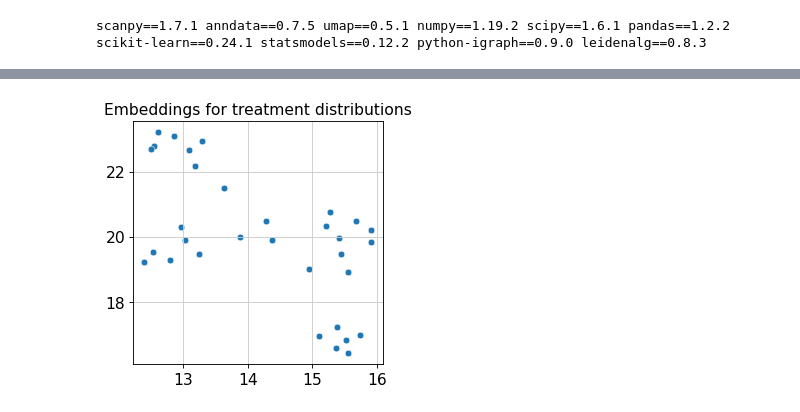
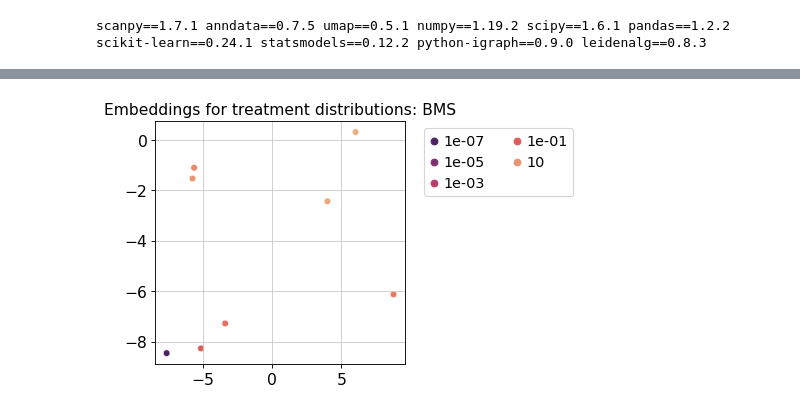
Before and after one commit to manuyavuz/single-cell-analysis, a Jupyter notebook: experiments/dist_encoder_sciplex2.ipynb, the cells around one changed output, grey strips where cells are left out. Cells and saved outputs as stored; diff of their text form; code cells hidden in the pictures.

```diff
--- a/experiments/dist_encoder_sciplex2.ipynb
+++ b/experiments/dist_encoder_sciplex2.ipynb
@@ -64,17 +129,7 @@ def sinkhorn_distances_among_sets(sets):
-# %%
-import umap
-def plot_embeddings_from_distance_matrix(distance_matrix, labels=None):
-    umap_ = umap.UMAP(metric='precomputed')
-    umap_.fit(distance_matrix.numpy())
-    embeddings = umap_.transform(distance_matrix.numpy())
-    # treat = np.array([c[0] for c in comb])
-    # dose = np.array([c[1] for c in comb])
-    # treat_dose = np.array([t + '_' + str(d) for t, d in zip(treat,dose)])
-    # for t in np.unique(treat):
-    # sns.scatterplot(x=embeddings[:,0], y=embeddings[:,1], hue=treat)
-    sns.scatterplot(x=embeddings[:,0], y=embeddings[:,1])
-    plt.title('Embeddings for treatment distributions')
-# %%
-plot_embeddings_from_distance_matrix(distance_matrix=sinkhorn_matrix)
-# %% [output]
-[figure, removed]
+# %%
+labels_dose = [float(l.split("'")[3]) for l in set_labels]
+labels_dose = [0.0000001 if l == 0.0 else l for l in labels_dose]
+# %%
+plot_embeddings_from_distance_matrix(distance_matrix=sinkhorn_matrix, range_=slice(0,8), labels=labels_dose, title='BMS')
+# %% [output]
+[figure, added]
```
Also changed, not shown: parts of 108 cells of this notebook, 12 other files.
